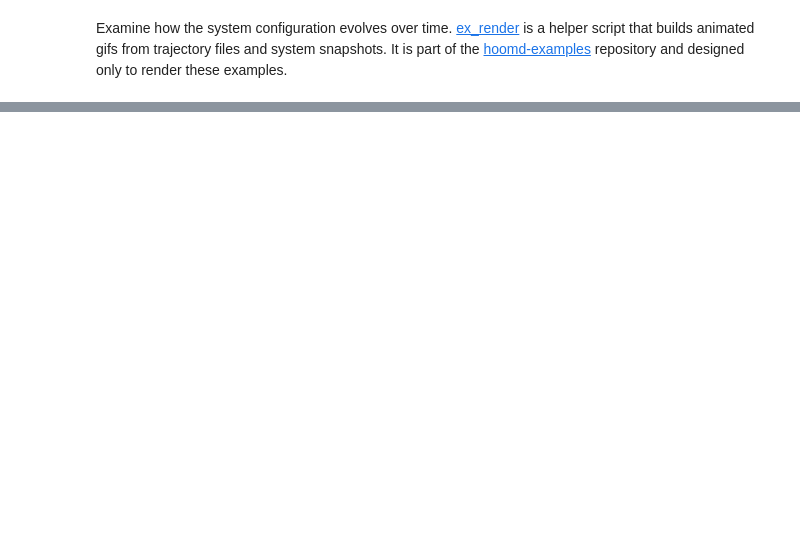
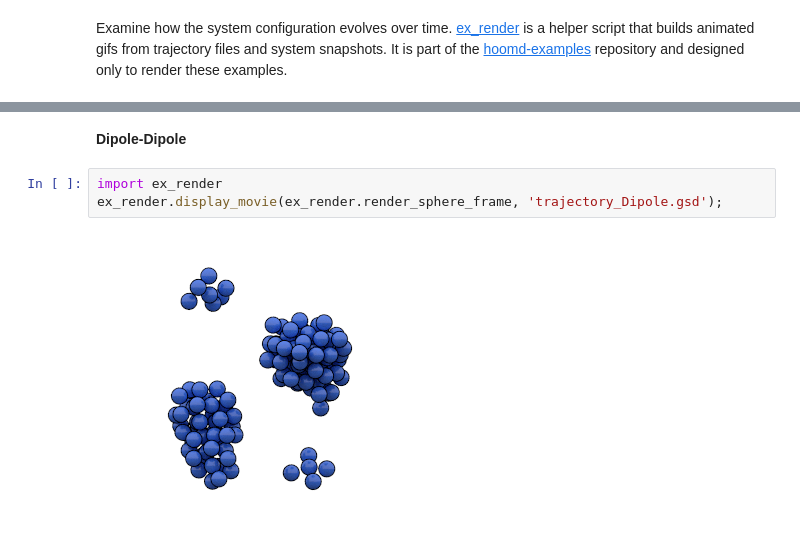
Before and after one commit to yennguyenedalgo/JupyterNotebookProject, a Jupyter notebook: Tutorial - MD - Lennard Jones.ipynb, the cells around one changed output, grey strips where cells are left out. Saved outputs shown, nothing was run; the diff lists cells and outputs as text; blank space fills up the shorter version.

```diff
--- a/Tutorial - MD - Lennard Jones.ipynb
+++ b/Tutorial - MD - Lennard Jones.ipynb
@@ -163,0 +164,7 @@ Examine how the system configuration evolves over time. [ex_render](ex_render.py
+# %% [markdown]
+**Dipole-Dipole**
+# %%
+import ex_render
+ex_render.display_movie(ex_render.render_sphere_frame, 'trajectory_Dipole.gsd');
+# %% [output]
+[figure, added]
```
Also changed, not shown: parts of 23 cells of this notebook.
